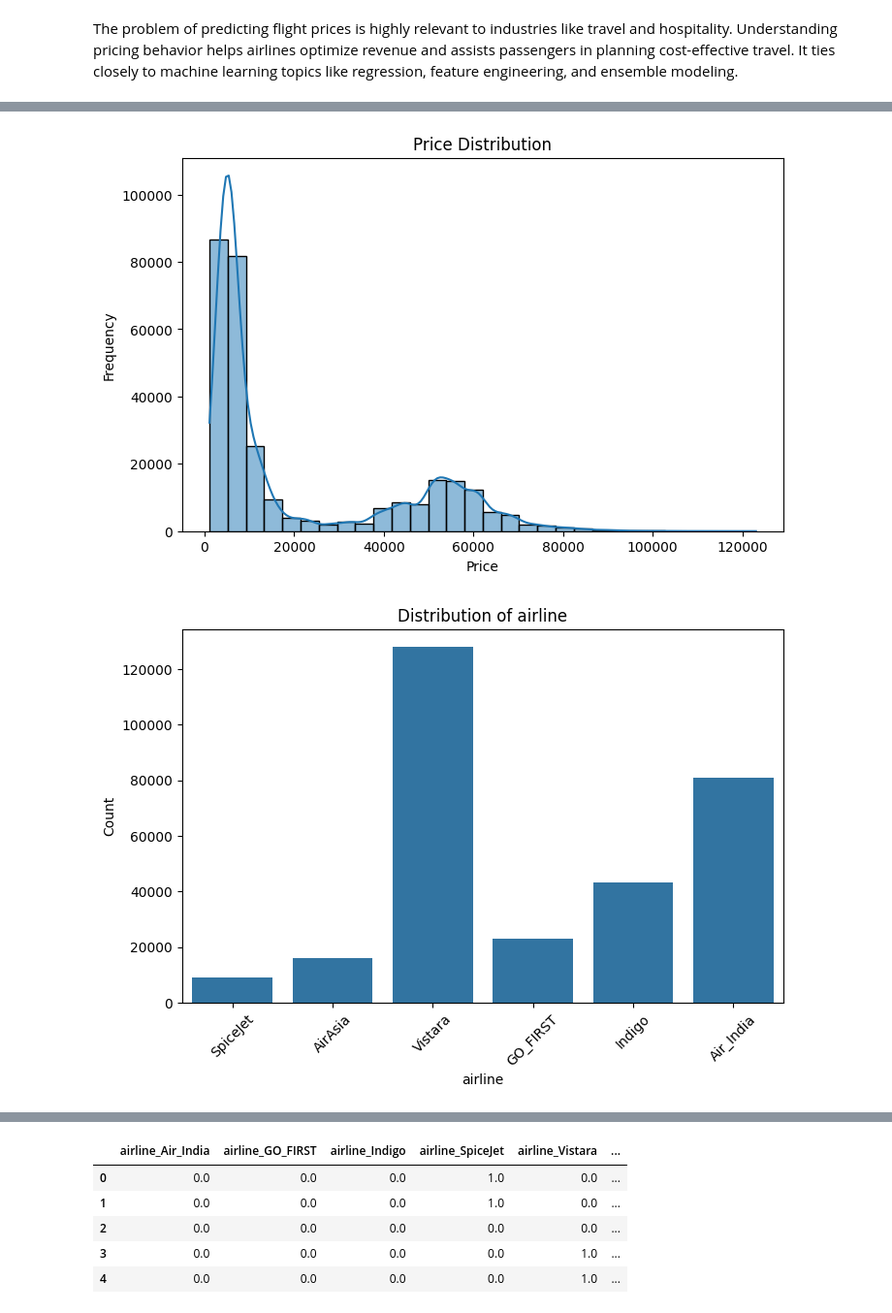
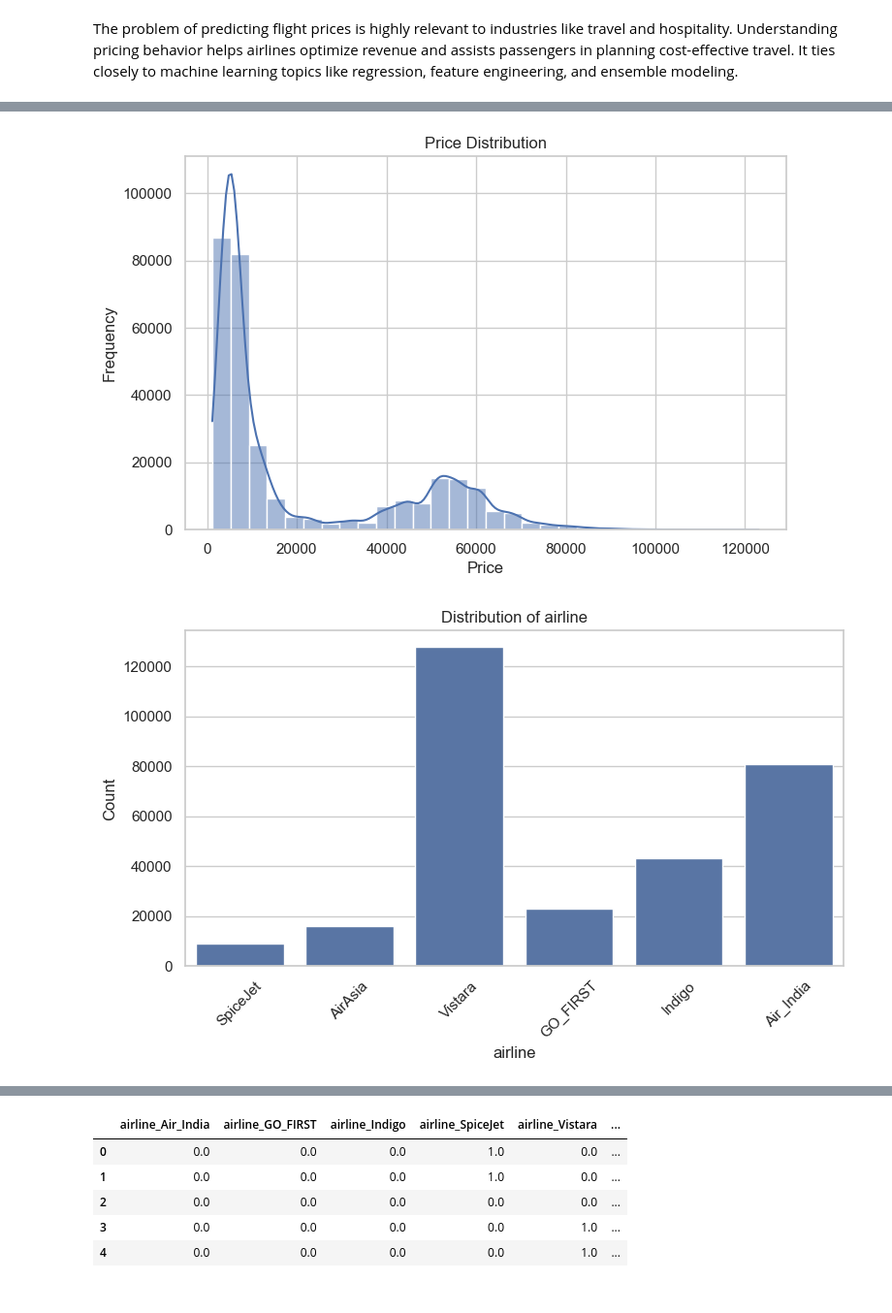
Before and after one commit to mrquantran/rai_7005_assessment_3, a Jupyter notebook: index.ipynb, the cells around one changed output, grey strips where cells are left out. Shown at 97% size. Drawn from its saved outputs; the diff is of its cells as text; code cells hidden in the pictures.

Commit message:
feat: improve visualization, and gradio

```diff
--- a/index.ipynb
+++ b/index.ipynb
@@ -12,6 +12,9 @@ from sklearn.preprocessing import OneHotEncoder, StandardScaler
 from sklearn.model_selection import cross_val_score
 from sklearn.decomposition import PCA
 import joblib
+
+# Set up a consistent visual style
+sns.set(style="whitegrid")
 # %%
 # Step 2: Load Dataset
 # Loading the dataset into a Pandas DataFrame
@@ -61,32 +63,34 @@ categorical_columns = [
     "arrival_time",
     "destination_city",
     "class",
 ]
 for col in categorical_columns:
     plt.figure(figsize=(8, 5))
     sns.countplot(x=df[col])
     plt.title(f"Distribution of {col}")
     plt.xlabel(col)
     plt.ylabel("Count")
     plt.xticks(rotation=45)
+    plt.tight_layout()
+    plt.savefig(f"./visualization/{col}_distribution.png", dpi=100)
     plt.show()
 # %% [output]
 Dataset Shape: (300153, 12)
 Columns: Index(['Unnamed: 0', 'airline', 'flight', 'source_city', 'departure_time',
        'stops', 'arrival_time', 'destination_city', 'class', 'duration',
        'days_left', 'price'],
       dtype='object')
 Data Types:
 Unnamed: 0            int64
 airline              object
 flight               object
 source_city          object
 departure_time       object
 stops                object
 ... (17 lines left out)
 duration            0
 days_left           0
 price               0
 dtype: int64
-[figure, old version]
+[figure, new version]
-[figure, old version]
+[figure, new version]
```
Also changed, not shown: parts of 18 cells of this notebook, 4 other files.
